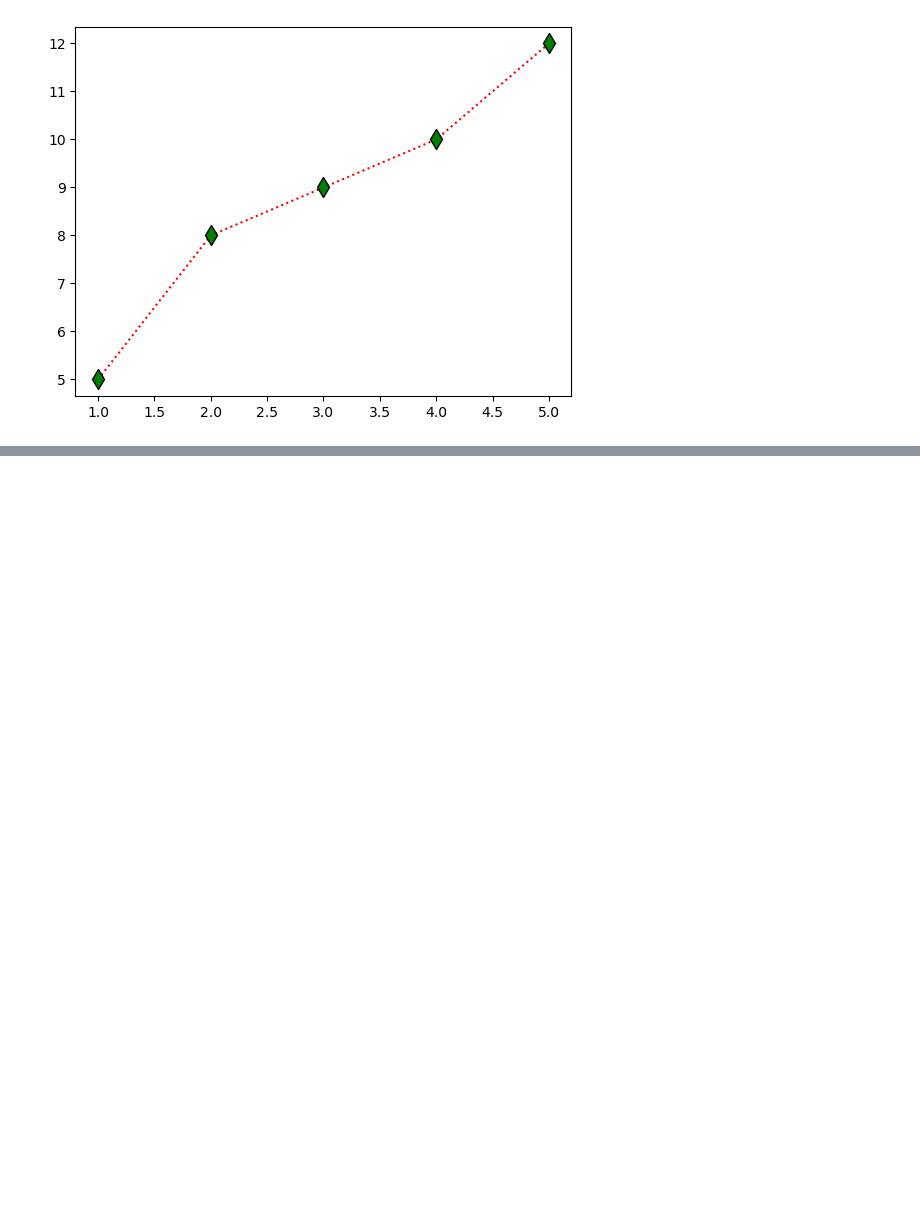
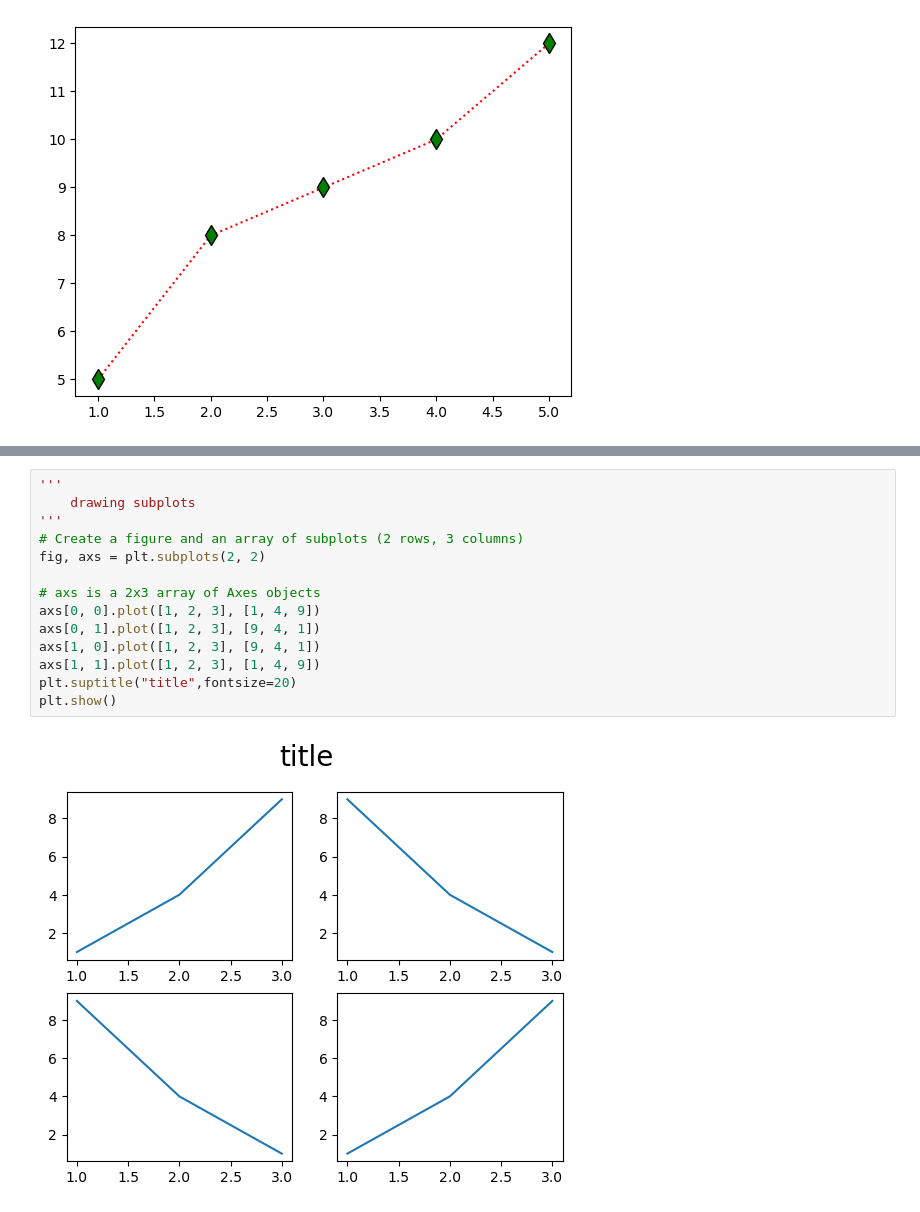
Before and after one commit to jerardh/S3, a Jupyter notebook: DS/test.ipynb, the cells around one changed output, grey strips where cells are left out. Drawn from its saved outputs; the diff is of its cells as text; blank space fills up the shorter version.

```diff
--- a/DS/test.ipynb
+++ b/DS/test.ipynb
@@ -101,0 +113,16 @@ plt.plot(x_data,y_data,marker="d",color="red",ms=10,mfc="green",mec="black",ls="
+# %%
+'''
+    drawing subplots
+'''
+# Create a figure and an array of subplots (2 rows, 3 columns)
+fig, axs = plt.subplots(2, 2)
+
+# axs is a 2x3 array of Axes objects
+axs[0, 0].plot([1, 2, 3], [1, 4, 9])
+axs[0, 1].plot([1, 2, 3], [9, 4, 1])
+axs[1, 0].plot([1, 2, 3], [9, 4, 1])
+axs[1, 1].plot([1, 2, 3], [1, 4, 9])
+plt.suptitle("title",fontsize=20)
+plt.show()
+# %% [output]
+[figure, added]
```
Also changed, not shown: parts of 3 cells of this notebook, 6 other files.
